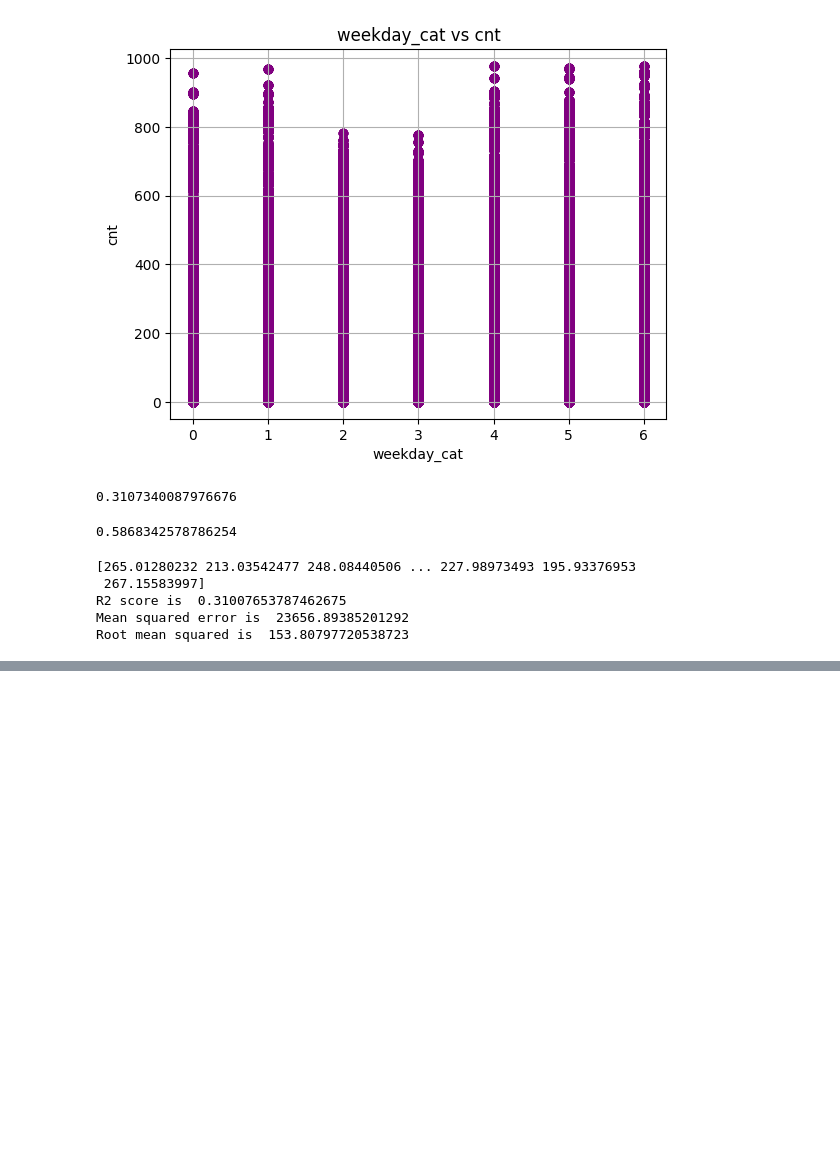
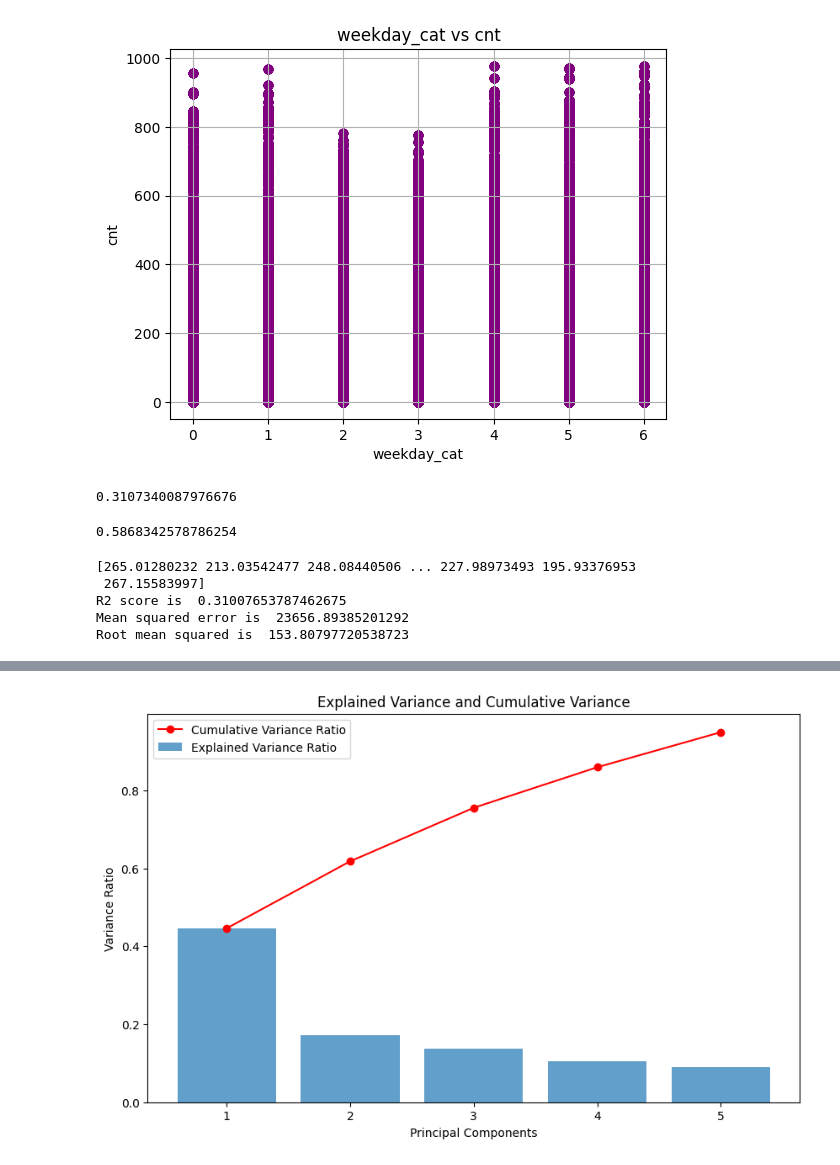
Before and after one commit to aa57c/CS_5568_Project, a Jupyter notebook: project.ipynb, the cells around one changed output, grey strips where cells are left out. Drawn from its saved outputs; the diff is of its cells as text; code cells hidden in the pictures; blank space fills up the shorter version.

```diff
--- a/project.ipynb
+++ b/project.ipynb
@@ -477,0 +401,98 @@ STOPPING EARLY DUE TO KEYBOARD INTERRUPT...
+# %%
+# SOURCE : https://www.geeksforgeeks.org/principal-component-analysis-with-python/
+
+# Applying Principal Component Analysis
+X_train, X_test, y_train, y_test = train_test_split(X, y, test_size=0.2, random_state=0)
+
+# preprocessing and scaling the data
+from sklearn.preprocessing import MinMaxScaler
+
+mms = MinMaxScaler()
+X_train = mms.fit_transform(X_train)
+X_test = mms.transform(X_test)
+
+'''
+from sklearn.decomposition import PCA
+# figuring out the number of components to explain variance
+pca_X_train = PCA().fit(X_train)
+pca_X_test = PCA().fit(X_test)
+
+
+import matplotlib.pyplot as plt
+plt.rcParams["figure.figsize"] = (12, 6)
+
+fig, ax = plt.subplots()
+
+xi = np.arange(1, 9, step=1)
+y = np.cumsum(pca_X_train.explained_variance_ratio_)
+
+plt.ylim(0.0, 1.1)
+plt.plot(xi, y, marker='o', linestyle='--', color='b')
+
+plt.xlabel('Number of Components')
+plt.xticks(np.arange(0, 9, step=1))
+plt.ylabel('Cumulative Variance (%)')
+plt.title('The number of components needed to explain variance')
+
+plt.axhline(y=0.95, color='r', linestyle='-')
+plt.text(0.5, 0.85, '95% cutt-off threshold', color='red', fontsize=16)
+ax.grid(axis='x')
+plt.show()
+
+
+'''
+
+
+# applying PCA function on training and testing set of X component
+
+from sklearn.decomposition import PCA
+
+pca = PCA(n_components=5)
+X_train_pca = pca.fit_transform(X_train)
+X_test_pca = pca.transform(X_test)
+
+print("X_train_pca shape:", X_train_pca.shape)
+print("X_test_pca shape:", X_test_pca.shape)
+print("X train shape: ", X_train.shape)
+print("X test shape: ", X_test.shape)
+
+explained_variance = pca.explained_variance_ratio_
+
+print("Explained Variance Ratio:", explained_variance)
+
+cumulative_variance = explained_variance.cumsum()
+print("Cumulative Variance Ratio:", cumulative_variance)
+
+plt.figure(figsize=(10, 6))
+plt.bar(range(1, 5 + 1), explained_variance, label='Explained Variance Ratio', alpha=0.7)
+plt.plot(range(1, 5 + 1), cumulative_variance, label='Cumulative Variance Ratio', marker='o', color='r')
+plt.xlabel('Principal Components')
+plt.ylabel('Variance Ratio')
+plt.legend()
+plt.title('Explained Variance and Cumulative Variance')
+plt.show()
+
+
+# Linear regression after PCA
+
+model = LinearRegression()
+
+model.fit(X_train_pca, y_train)
+
+y_pred = model.predict(X_test_pca)
+
+mse = mean_squared_error(y_test, y_pred)
+r2 = r2_score(y_test, y_pred)
+
+print(f'Mean Squeared Error: {mse}')
+print(f'R2 Score: ', r2)
+
+plt.scatter(y_test, y_pred)
+plt.xlabel('Actual Values')
+plt.ylabel('Predicted Values')
+plt.title('Actual vs Predicted Values')
+plt.show()
+
+print(type(X_train))
+print(type(X_test))
+# %% [output]
@@ -477,0 +505 @@ STOPPING EARLY DUE TO KEYBOARD INTERRUPT...
+[figure, added]
```
Also changed, not shown: parts of 6 cells of this notebook.
